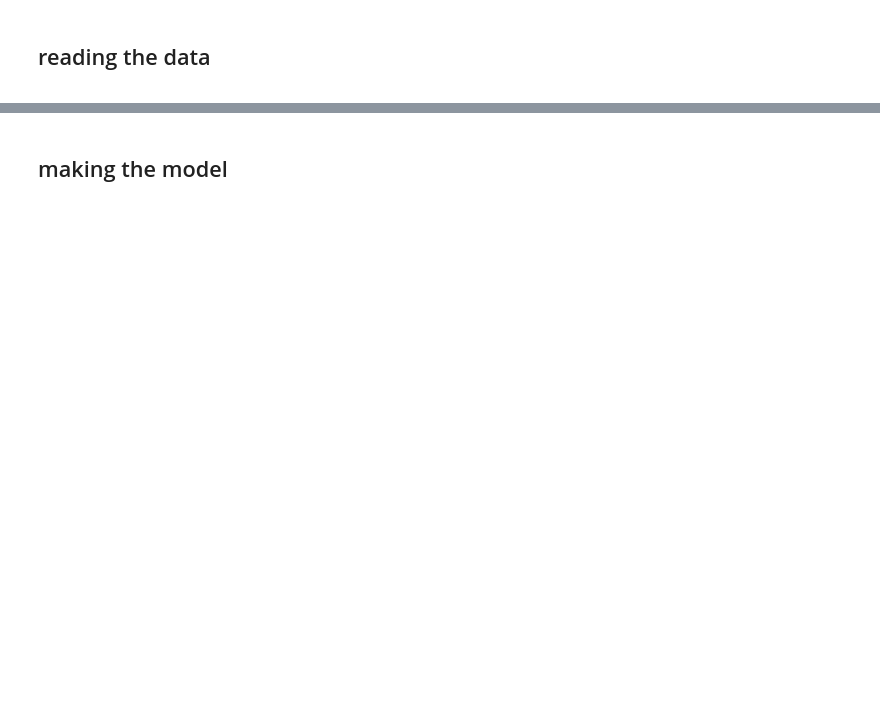
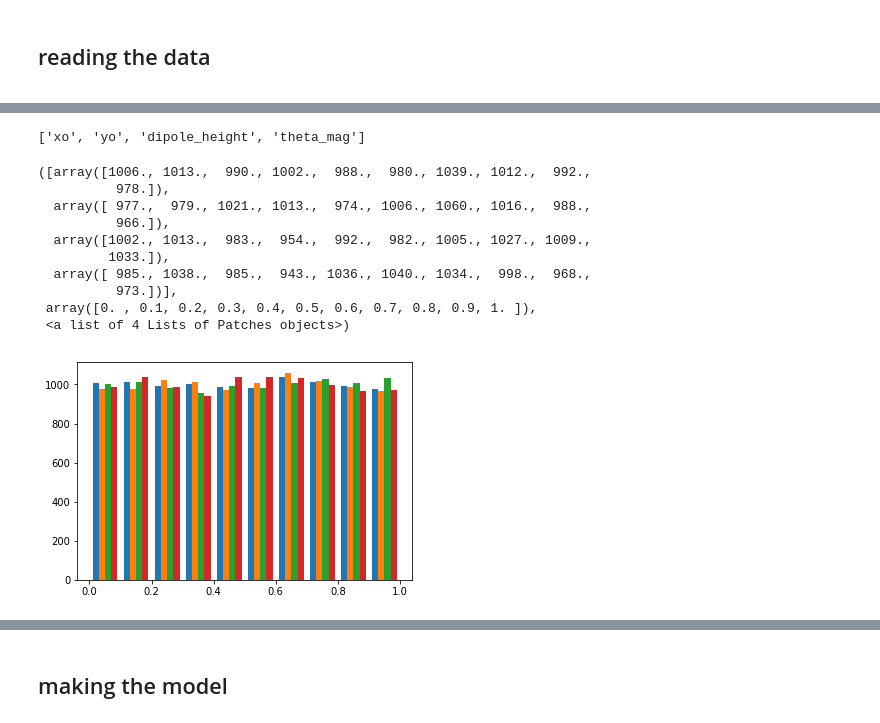
Before and after one commit to JanGieseler/pynvcenter, a Jupyter notebook: notebooks/CNN - reconstruct magnet position from esr spectra.ipynb, the cells around one changed output, grey strips where cells are left out. Saved outputs shown, nothing was run; the diff lists cells and outputs as text; code cells hidden in the pictures; blank space fills up the shorter version.

```diff
--- a/notebooks/CNN - reconstruct magnet position from esr spectra.ipynb
+++ b/notebooks/CNN - reconstruct magnet position from esr spectra.ipynb
@@ -78,7 +78,7 @@ n_val = 200  # number of validation examples (calculate_data=True)
 # %% [markdown]
 **set tag to describe current experiment**
 # %%
-tag = 'shot_noise_1_xyz'
+tag = 'shot_noise_2_xyzt'
 
 time_stamp = time.strftime('%Y%m%d', time.localtime())
 # %% [markdown]
@@ -279,12 +314,32 @@ hf = h5py.File('../data/' + tag + '_validation.h5', 'r')
 val_set = {k: np.array(hf.get(k)) for k in hf.keys()}
 hf.close()
+# %%
+with open(filename.replace('--type--', 'labels') + '.txt',"r") as filein:
+    labels = filein.read().split(',')
+labels
+# %% [output]
+['xo', 'yo', 'dipole_height', 'theta_mag']
 # %%
-hf = h5py.File('../data/' + tag + '_train.h5', 'r')
+hf = h5py.File(filename.replace('--type--', 'train')+'.h5', 'r')
 train_set = {k: np.array(hf.get(k)) for k in hf.keys()}
-train_set['x_scaler'] = joblib.load('../data/' + tag + '_x_scaler.save')
-train_set['y_scaler'] = joblib.load('../data/' + tag + '_y_scaler.save')
+train_set['x_scaler'] = joblib.load(filename.replace('--type--', 'x_scaler') + '.save')
+train_set['y_scaler'] = joblib.load(filename.replace('--type--', 'y_scaler') + '.save')
 hf.close()
 # %%
 X, Y = train_set['X'], train_set['Y']
 # %%
 x_scaler, y_scaler = train_set['x_scaler'], train_set['y_scaler']
+# %%
+plt.hist(Y)
+# %% [output]
+([array([1006., 1013.,  990., 1002.,  988.,  980., 1039., 1012.,  992.,
+          978.]),
+  array([ 977.,  979., 1021., 1013.,  974., 1006., 1060., 1016.,  988.,
+          966.]),
+  array([1002., 1013.,  983.,  954.,  992.,  982., 1005., 1027., 1009.,
+         1033.]),
+  array([ 985., 1038.,  985.,  943., 1036., 1040., 1034.,  998.,  968.,
+          973.])],
+ array([0. , 0.1, 0.2, 0.3, 0.4, 0.5, 0.6, 0.7, 0.8, 0.9, 1. ]),
+ <a list of 4 Lists of Patches objects>)
+[figure, added]
```
Also changed, not shown: parts of 51 cells of this notebook.
